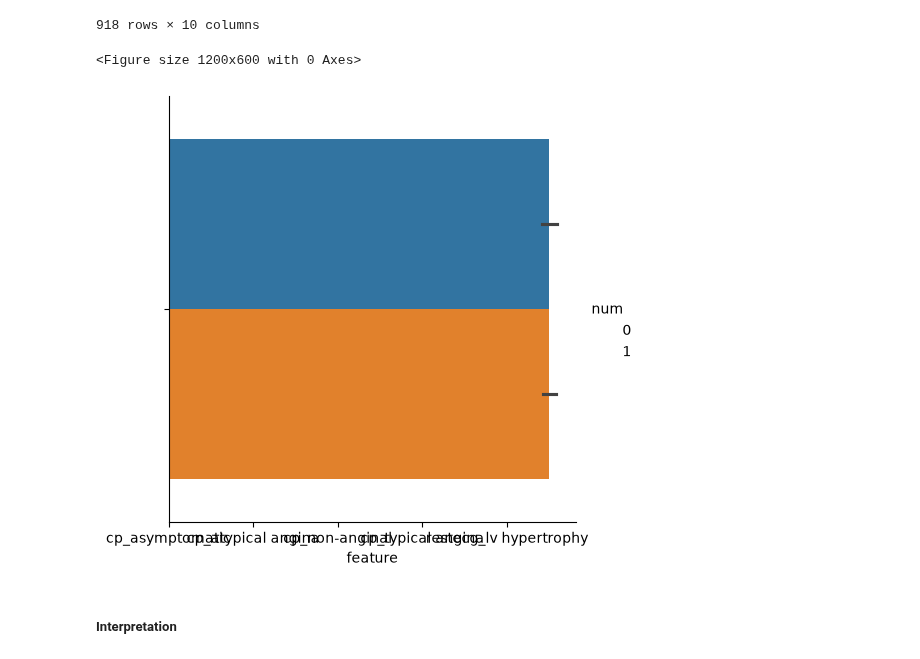
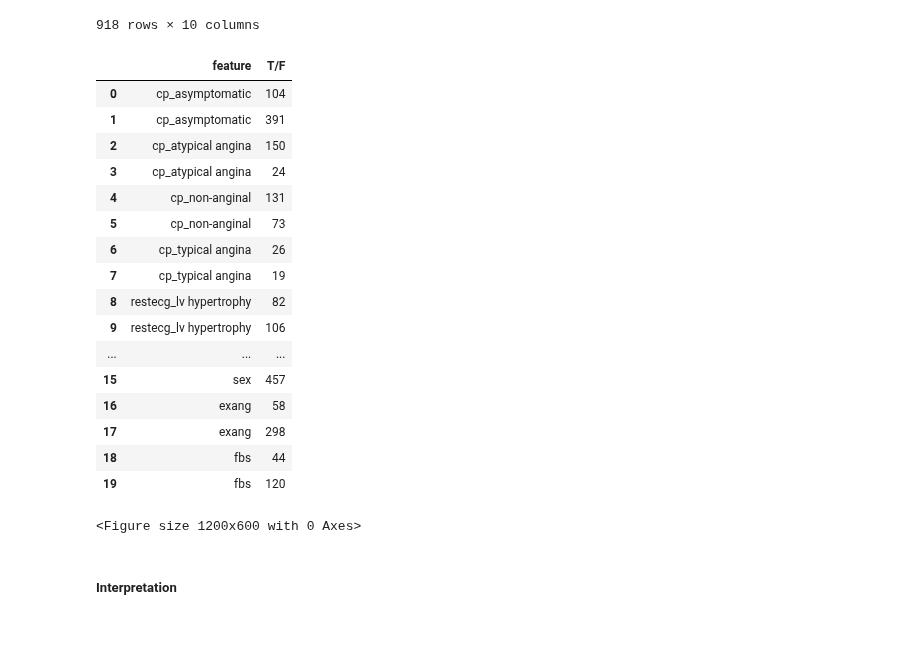
Before and after one commit to ThereseColeongco/hd-classifier, a Jupyter notebook: classifier.ipynb, the cells around one changed output. Drawn from its saved outputs; the diff is of its cells as text; code cells hidden in the pictures; blank space fills up the shorter version.

Commit message:
setting up data for bar plot

```diff
--- a/classifier.ipynb
+++ b/classifier.ipynb
@@ -656,14 +656,32 @@ df_eda[cat_cols_encoded]
 # %%
 plt.figure(figsize=(12,6))
 
-bar_data = pd.concat([df_eda[cat_cols_encoded], df_eda['num']], axis=1)
-bar_data
-long_df_cat = bar_data.melt(id_vars='num', var_name='feature', value_name='T/F')
+cat_counts = df_eda.groupby('num')[cat_cols_encoded].sum()
 
-bar_plot = sns.catplot(data=long_df_cat, kind='bar', x='feature', hue='num', hue_order=[0, 1])
+# TODO convert cat_counts to long format
+
+# long_df_cat = cat_counts.melt(id_vars='num', var_name='feature', value_name='count')
+
+# bar_plot = sns.catplot(data=long_df_cat, kind='bar', x='feature', y='count', hue='num', hue_order=[0, 1])
 # %% [output]
+|  | feature | T/F |
+| 0 | cp_asymptomatic | 104 |
+| 1 | cp_asymptomatic | 391 |
+| 2 | cp_atypical angina | 150 |
+| 3 | cp_atypical angina | 24 |
+| 4 | cp_non-anginal | 131 |
+| 5 | cp_non-anginal | 73 |
+| 6 | cp_typical angina | 26 |
+| 7 | cp_typical angina | 19 |
+| 8 | restecg_lv hypertrophy | 82 |
+| 9 | restecg_lv hypertrophy | 106 |
+| ... | ... | ... |
+| 15 | sex | 457 |
+| 16 | exang | 58 |
+| 17 | exang | 298 |
+| 18 | fbs | 44 |
+| 19 | fbs | 120 |
 <Figure size 1200x600 with 0 Axes>
-[figure, removed]
 # %% [markdown]
 ##### Interpretation
 # %% [markdown]
```
